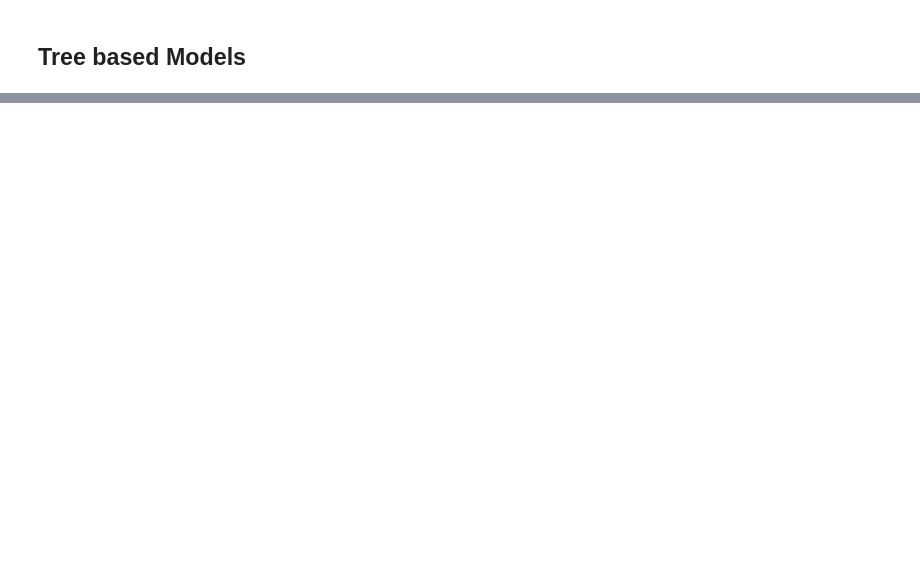
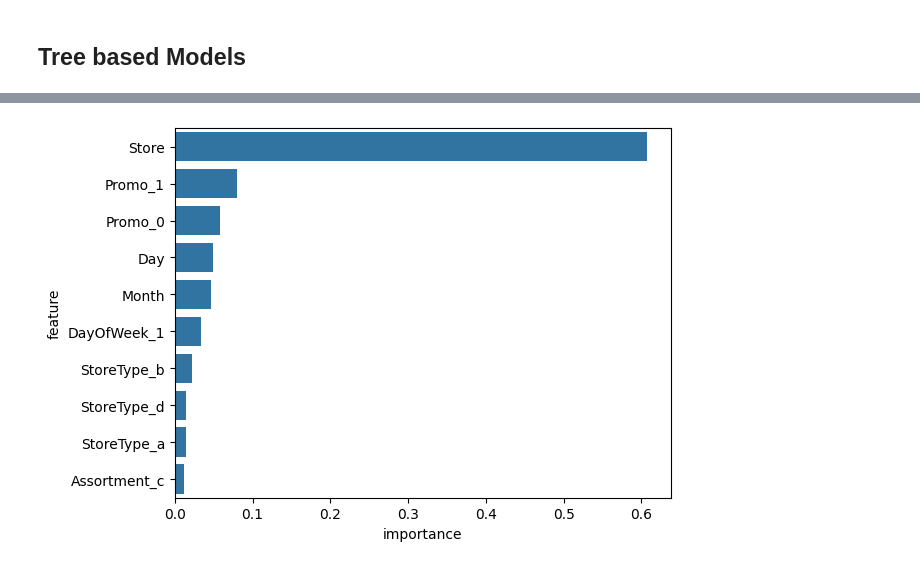
Before and after one commit to dilshodazamjonov/Regression, a Jupyter notebook: RegressionAndTrees/FreeCodeCamp/MachineLearningAproach.ipynb, the cells around one changed output, grey strips where cells are left out. Drawn from its saved outputs; the diff is of its cells as text; code cells hidden in the pictures; blank space fills up the shorter version.

```diff
--- a/RegressionAndTrees/FreeCodeCamp/MachineLearningAproach.ipynb
+++ b/RegressionAndTrees/FreeCodeCamp/MachineLearningAproach.ipynb
@@ -472,0 +496,5 @@ Train RMSE: 2742.25 | Val RMSE: 2812.67
+# %%
+from sklearn.ensemble import RandomForestRegressor
+
+rf = RandomForestRegressor(random_state=42, n_jobs=-1)
+try_model(rf)
@@ -472,0 +514,6 @@ Train RMSE: 2742.25 | Val RMSE: 2812.67
+# %%
+importance_df = pd.DataFrame({
+    'feature': numeric_cols+encoded_cols,
+    'importance': rf.feature_importances_
+}).sort_values('importance', ascending=False)
+importance_df.head(10)
@@ -472,0 +532,4 @@ Train RMSE: 2742.25 | Val RMSE: 2812.67
+# %%
+sns.barplot(data=importance_df.head(10), x='importance', y='feature');
+# %% [output]
+[figure, added]
```
Also changed, not shown: parts of 21 cells of this notebook, 1 other file.
